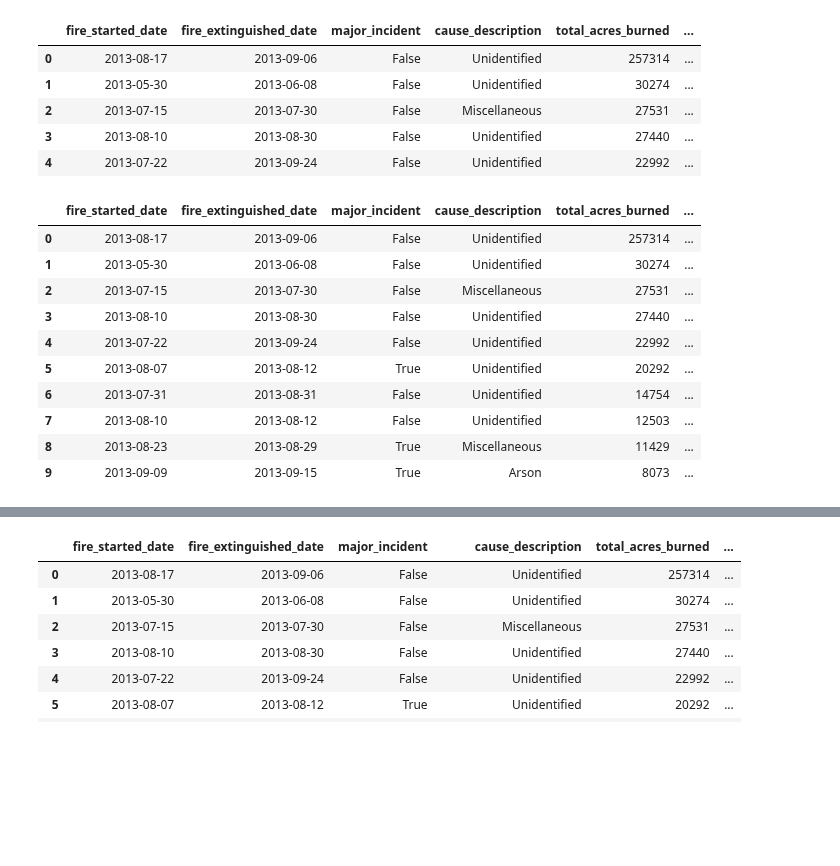
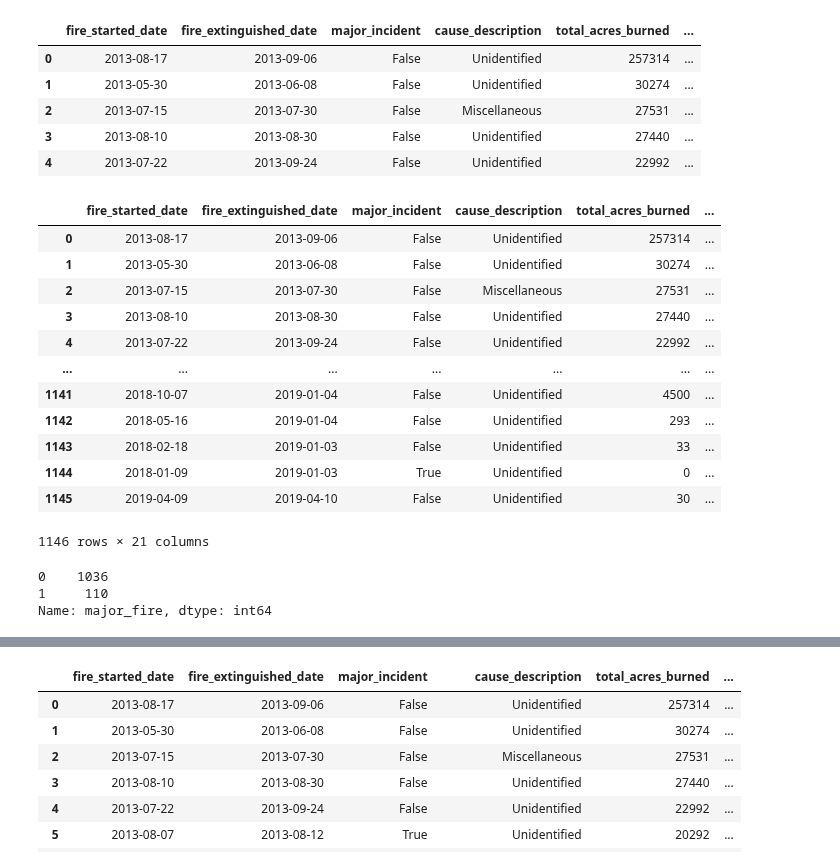
Before and after one commit to dhivyapadmanaban/California_Wildfires, a Jupyter notebook: ML/LogisticRegression.ipynb, the cells around one changed output, grey strips where cells are left out. Saved outputs shown, nothing was run; the diff lists cells and outputs as text; code cells hidden in the pictures; blank space fills up the shorter version.

```diff
--- a/ML/LogisticRegression.ipynb
+++ b/ML/LogisticRegression.ipynb
@@ -88,10 +88,6 @@ county_name               object
 latitude                  object
 longitude                 object
 dtype: object
-# %%
-impact_df['maximum_temp(°C)'] = impact_df['maximum_temp(°C)'].astype('float64')
-impact_df['wind_speed(km/hr)'] = impact_df['wind_speed(km/hr)'].astype('float64')
-impact_df['precipitation'] = impact_df['precipitation'].astype('float64')
 # %%
 #Rename columns
 impact_df = impact_df.rename(columns={'minimum_temp':'minimum_temp(°C)',
@@ -110,6 +106,11 @@ impact_df.head()
 | 2 | 2013-07-15 | 2013-07-30 | False | Miscellaneous | 27531 | ... |
 | 3 | 2013-08-10 | 2013-08-30 | False | Unidentified | 27440 | ... |
 | 4 | 2013-07-22 | 2013-09-24 | False | Unidentified | 22992 | ... |
+# %%
+#Converting the features to float data type
+impact_df['maximum_temp(°C)'] = impact_df['maximum_temp(°C)'].astype('float64')
+impact_df['wind_speed(km/hr)'] = impact_df['wind_speed(km/hr)'].astype('float64')
+impact_df['precipitation(mm)'] = impact_df['precipitation(mm)'].astype('float64')
 # %% [markdown]
 # Train the model using LogisticRegression
 # %%
@@ -138,26 +139,34 @@ impact_df_copy.head()
 | 3 | 2013-08-10 | 2013-08-30 | False | Unidentified | 27440 | ... |
 | 4 | 2013-07-22 | 2013-09-24 | False | Unidentified | 22992 | ... |
 # %%
-# Set Major_fire variable depending on total_acres - Major fire = 1, Not major fire = 0
-def set_major_fire(acres):
-    if acres >= 1000:
-        cause = 1
-    elif acres < 1000:
-        cause = 0
-    return cause
+# Set Major_fire variable depending on total_acres and maximum temperature - Major fire = 1, Not major fire = 0
+def set_major_fire(acres,temp):
+    if (acres >= 1000) and (temp >= 32):
+        return 1
+    else :
+        return 0
 
-impact_df_copy['major_fire'] = impact_df_copy['total_acres_burned'].apply(lambda x: set_major_fire(x))
 
-impact_df_copy.head(10)
+impact_df_copy['major_fire'] = impact_df_copy.apply(lambda x: set_major_fire(x["total_acres_burned"],x["maximum_temp(°C)"]),axis=1)
+impact_df_copy
 # %% [output]
 |  | fire_started_date | fire_extinguished_date | major_incident | cause_description | total_acres_burned | ... |
 | 0 | 2013-08-17 | 2013-09-06 | False | Unidentified | 257314 | ... |
 | 1 | 2013-05-30 | 2013-06-08 | False | Unidentified | 30274 | ... |
 | 2 | 2013-07-15 | 2013-07-30 | False | Miscellaneous | 27531 | ... |
 | 3 | 2013-08-10 | 2013-08-30 | False | Unidentified | 27440 | ... |
 | 4 | 2013-07-22 | 2013-09-24 | False | Unidentified | 22992 | ... |
-| 5 | 2013-08-07 | 2013-08-12 | True | Unidentified | 20292 | ... |
-| 6 | 2013-07-31 | 2013-08-31 | False | Unidentified | 14754 | ... |
-| 7 | 2013-08-10 | 2013-08-12 | False | Unidentified | 12503 | ... |
-| 8 | 2013-08-23 | 2013-08-29 | True | Miscellaneous | 11429 | ... |
-| 9 | 2013-09-09 | 2013-09-15 | True | Arson | 8073 | ... |
+| ... | ... | ... | ... | ... | ... | ... |
+| 1141 | 2018-10-07 | 2019-01-04 | False | Unidentified | 4500 | ... |
+| 1142 | 2018-05-16 | 2019-01-04 | False | Unidentified | 293 | ... |
+| 1143 | 2018-02-18 | 2019-01-03 | False | Unidentified | 33 | ... |
+| 1144 | 2018-01-09 | 2019-01-03 | True | Unidentified | 0 | ... |
+| 1145 | 2019-04-09 | 2019-04-10 | False | Unidentified | 30 | ... |
+1146 rows × 21 columns
+# %%
+#Checl the total number of major and non-major fires
+impact_df_copy["major_fire"].value_counts()
+# %% [output]
+0    1036
+1     110
+Name: major_fire, dtype: int64
```
Also changed, not shown: parts of 21 cells of this notebook.
